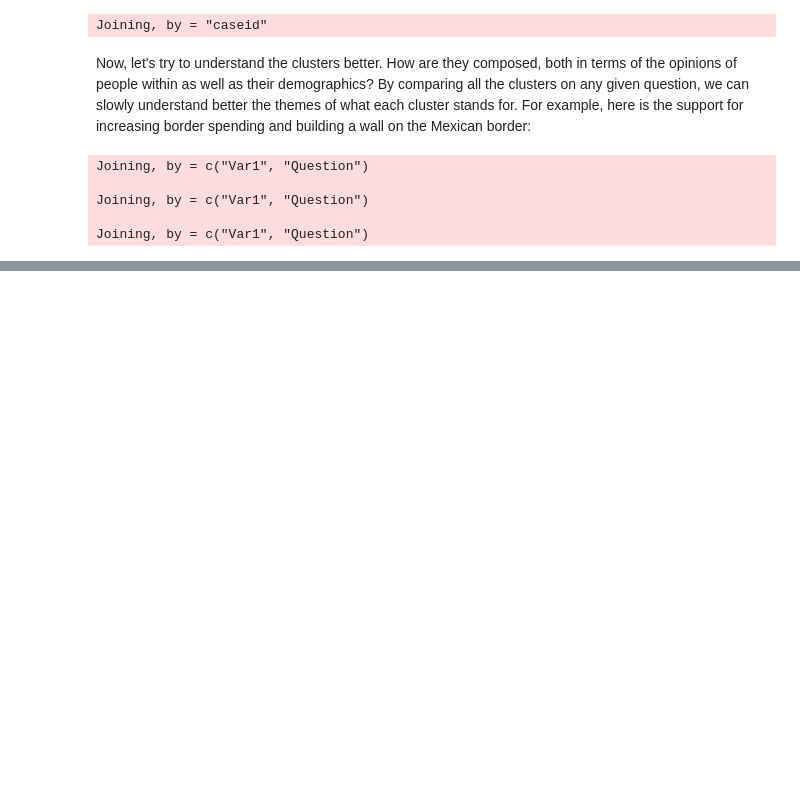
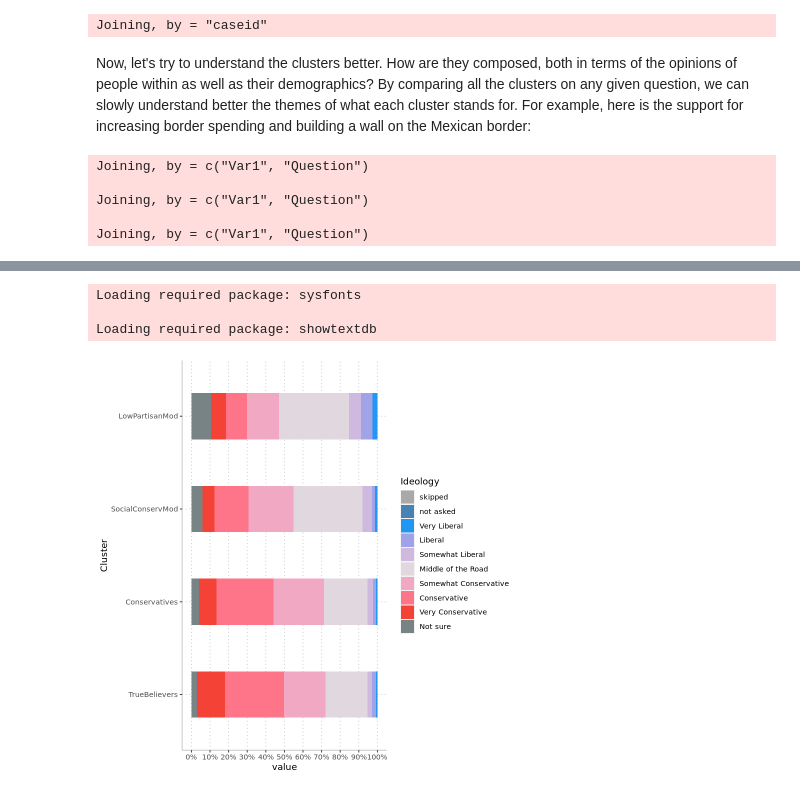
Before and after one commit to apoorvabhide/trump_supporter_clustering, a Jupyter notebook: Code/Profiling Trump Supporters.ipynb, the cells around one changed output, grey strips where cells are left out. Drawn from its saved outputs; the diff is of its cells as text; code cells hidden in the pictures; blank space fills up the shorter version.

Commit message:
finished up, added plot example to jupyter notebook

```diff
--- a/Code/Profiling Trump Supporters.ipynb
+++ b/Code/Profiling Trump Supporters.ipynb
@@ -277,0 +282,24 @@ A data.frame: 4 × 10
+# %%
+# Self-reported ideology
+clust <- clusters %>% filter(Question == "selfideology") %>% dplyr::select(Var1,TrueBelievers,Conservatives,SocialConservMod,
+                                                                           LowPartisanMod) %>%
+  rename(Answer = Var1) %>% melt(id.vars="Answer") %>% rename(Cluster=variable)
+library(showtext)
+ggplot(clust,aes(x=Cluster,y=value, fill = as.factor(Answer))) + geom_col(width=0.5) + coord_flip()+
+  scale_fill_manual(values = c("Very Liberal" = "#2196f3","Liberal"="#a1a3e9","Somewhat Liberal"="#d0b9df",
+                               "Middle of the Road" = "#e1d7de","Somewhat Conservative" = "#f1a8c3","Conservative"="#fe7589",
+                               "Very Conservative" = "#f44336","Not sure" = "#788385","skipped"="dark grey",
+                               "not asked" = "steelblue"),
+                    name = "Ideology")+  scale_y_continuous(labels = scales::percent_format(accuracy=1),
+                                                            breaks = seq(0,1,0.1))+
+  theme(panel.background = element_rect(fill = "white"),
+        axis.line = element_line(colour = "#c1c3c4"),
+        text=element_text(family="Montserrat"),
+        axis.text = element_text(family="Montserrat"),
+        panel.grid.major = element_line(size = 0.5, linetype = 'dotted',
+                                        colour = "#c1c3c4"))
+# %% [output]
+Loading required package: sysfonts
+
+Loading required package: showtextdb
+[figure, added]
```
Also changed, not shown: parts of 3 cells of this notebook, 9 other files.
